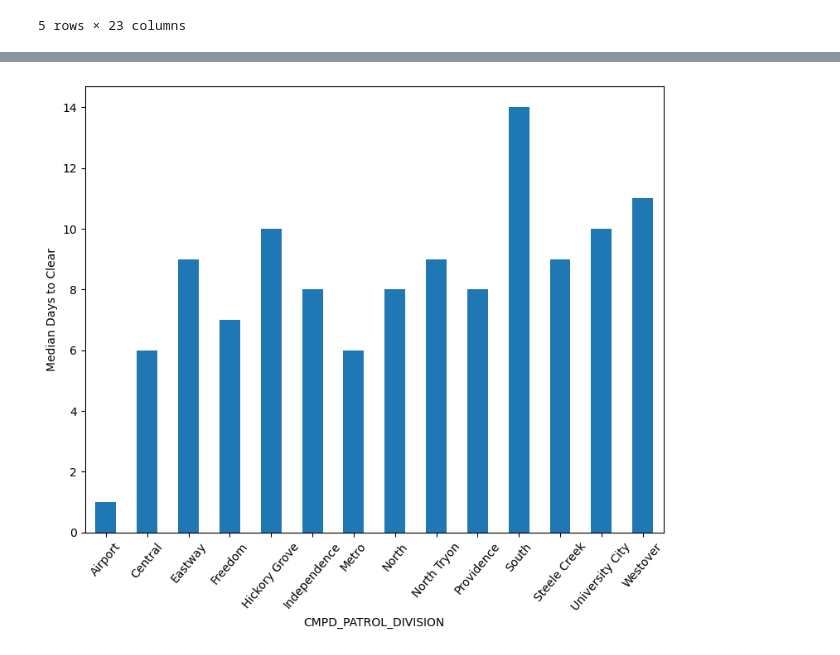
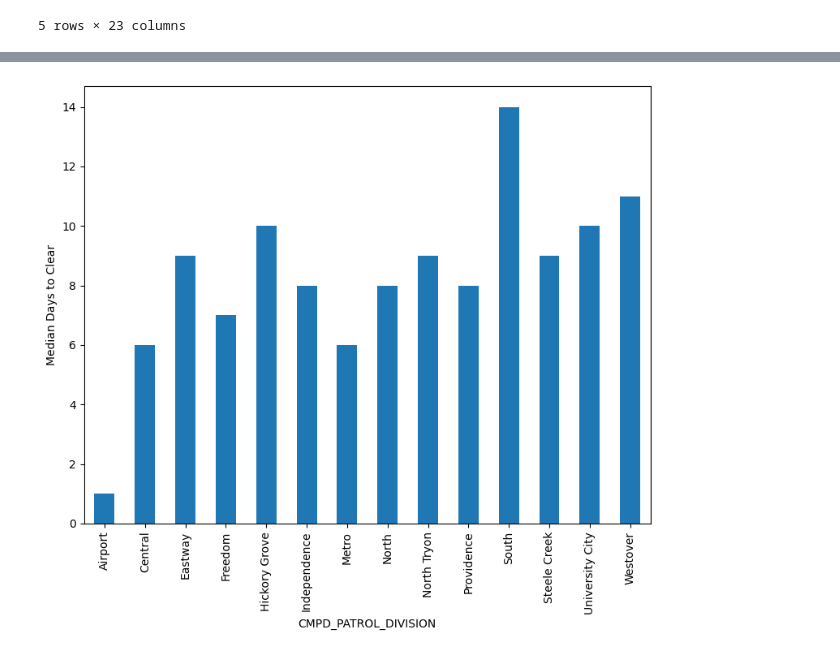
Before and after one commit to jdsouthern/bootcamp-project-1-EDA, a Jupyter notebook: Project 1/CMPD_Crime.ipynb, the cells around one changed output, grey strips where cells are left out. Drawn from its saved outputs; the diff is of its cells as text; code cells hidden in the pictures.

```diff
--- a/Project 1/CMPD_Crime.ipynb
+++ b/Project 1/CMPD_Crime.ipynb
@@ -233,7 +233,7 @@ from datetime import datetime
 def days_between(d1, d2):
     d1 = datetime.strptime(d1[0:10], "%Y/%m/%d")
     d2 = datetime.strptime(d2[0:10], "%Y/%m/%d")
-    return (d2 - d1).days
+    return abs((d2 - d1).days)
 
 start = clearTimesDF['DATE_INCIDENT_END'].tolist()
 clear = clearTimesDF['CLEARANCE_DATE'].tolist()
@@ -301,8 +301,8 @@ Name: DAYS_TO_CLEAR, dtype: float64
 # %%
-figs = medianByPrecinct.plot(kind='bar', subplots=False, rot=50, figsize=(9, 7), legend=False, ylabel="Median Days to Clear")
+figs = medianByPrecinct.plot(kind='bar', subplots=False, rot=90, figsize=(9, 7), legend=False, ylabel="Median Days to Clear")
 plt.savefig('meadianClearDays.png')
 # %% [output]
-[figure, old version]
+[figure, new version]
 # %%
 precinctCount = cleancrimeDF.groupby(['CMPD_PATROL_DIVISION', 'YEAR'])['INCIDENT_REPORT_ID'].count()
 with pd.option_context('display.max_rows', None, 'display.max_columns', None):
```
Also changed, not shown: parts of 1 cell of this notebook, 2 other files.
